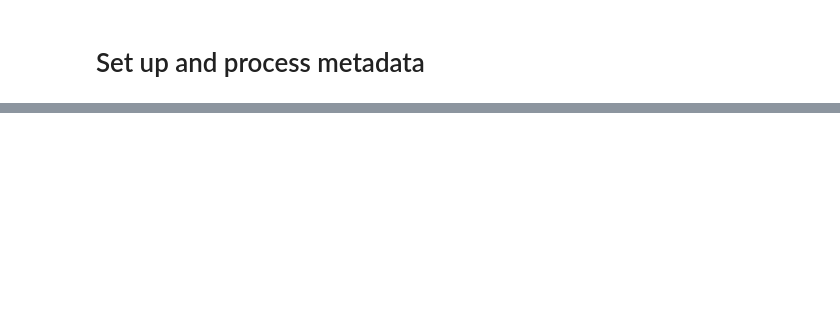
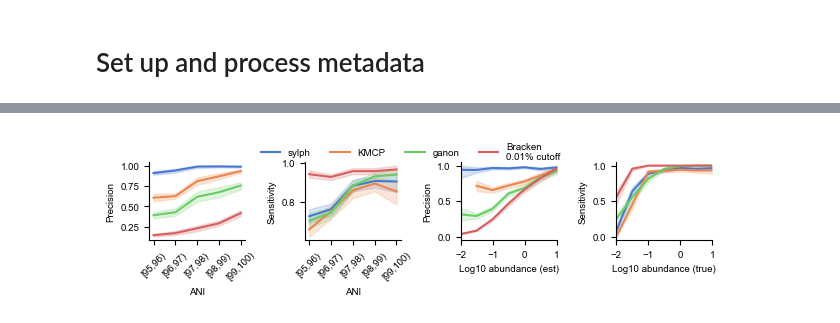
Before and after one commit to bluenote-1577/sylph-test, a Jupyter notebook: profile_analysis.ipynb, the cells around one changed output, grey strips where cells are left out. Drawn from its saved outputs; the diff is of its cells as text; code cells hidden in the pictures; blank space fills up the shorter version.

```diff
--- a/profile_analysis.ipynb
+++ b/profile_analysis.ipynb
@@ -752,0 +792,77 @@ findfont: Font family 'arial' not found.
+# %%
+import pandas as pd
+df = pd.DataFrame(strat_stats)
+from collections import defaultdict
+p = sns.color_palette("muted")
+import warnings
+warnings.filterwarnings('ignore')
+
+#df.apply(lambda x: np.round(np.log(x['detect'][0]) * 2)/2, axis=1)
+detects = defaultdict(list)
+senses = defaultdict(list)
+for method,x in df.groupby(['method','ani']):
+#for method,x in df.groupby(['method']):
+    #print(method)
+    detects[tuple(method)] += list(x['detect'])
+    senses[tuple(method)] += list(x['sense'])
+    #print(x['detect'])
+det_95 = []
+det_99 = []
+det = []
+sense = []
+ordered_labels = ['sylph',  'KMCP', 'ganon','Bracken\n0.01% cutoff', 'MetaPhlAn4*']
+
+for method, d in detects.items():
+    for res in d:
+        for thing in res:
+            det.append({"method":method[0], "ab" : round(np.log10(thing[0] * 100) * 2)/2, "det" : thing[1]})
+            #print(thing)
+            if '[99' in method[1]:
+                det_99.append({"method":method[0], "ab" : round(np.log10(thing[0] * 100) * 2)/2, "det" : thing[1]})
+            if '[95' in method[1]:
+                det_95.append({"method":method[0], "ab" : round(np.log10(thing[0] * 100) * 2)/2, "det" : thing[1]})
+
+for method, d in senses.items():
+    for res in d:
+        for thing in res:
+            sense.append({"method":method[0], "ab" : round(np.log10(thing[0] * 100) * 2)/2, "det" : thing[1]})
+
+       # print(res)
+        #res[0] = np.round(np.log(res[0]) * 2) / 2
+   # d = np.array(d)
+
+df_det_95 = pd.DataFrame(det_95)
+df_det_99 = pd.DataFrame(det_99)
+df_det = pd.DataFrame(det)
+df_sense = pd.DataFrame(sense)
+
+print(df_sense.head())
+fig, axes = plt.subplots(1, 4, figsize=(16*cm, 4*cm), sharey=False)
+g = sns.lineplot(x='ani',y='Precision',data=df,hue='method',ax=axes[0], palette = p)
+sns.lineplot(x='ani',y='Sensitivity',data=df,hue='method',ax=axes[1], palette = p)
+sns.lineplot(x ='ab', y = 'det', data = df_det, ax = axes[2], hue='method', hue_order=ordered_labels, palette = p)
+sns.lineplot(x ='ab', y = 'det', data = df_sense, ax = axes[3], hue='method', hue_order=ordered_labels, palette = p)
+
+#sns.lineplot(x ='ab', y = 'det', data = df_det_99, ax = axes[2], hue='method', hue_order=ordered_labels, ci = False)
+
+for l,ax in enumerate(axes):
+    ax.legend([],[], frameon=False)
+    if l < 2:
+        ax.tick_params(axis='x', rotation=45)
+    ax.set_xlabel("ANI")
+    sns.despine(ax=ax)
+axes[2].set_xlabel("Log10 abundance (est)")
+axes[2].set_ylabel("Precision")
+axes[2].set_xlim([-2,1])
+axes[3].set_xlabel("Log10 abundance (true)")
+axes[3].set_ylabel("Sensitivity")
+axes[3].set_xlim([-2,1])
+handles, labels = axes[0].get_legend_handles_labels()
+fig.legend(handles, labels, loc='upper center', ncol=5, frameon=False,bbox_to_anchor=(0.5,1.1))
+plt.savefig("figures/stratified_plots.svg")
+
+#plt.show()
+#plt.figure(figsize=(3,3))
+#sns.lineplot(x ='ab', y = 'det', data = df_det_95,  hue='method', hue_order=ordered_labels)
+#sns.lineplot(x ='ab', y = 'det', data = df_det_99,  hue='method', hue_order=ordered_labels)
+# %% [output]
@@ -752,0 +875 @@ findfont: Font family 'arial' not found.
+[figure, added]
```
Also changed, not shown: parts of 10 cells of this notebook.
